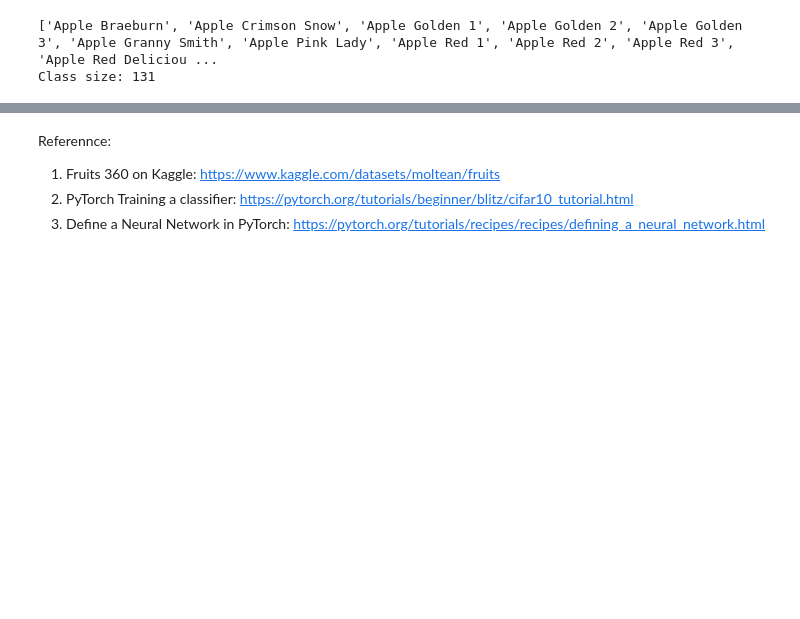
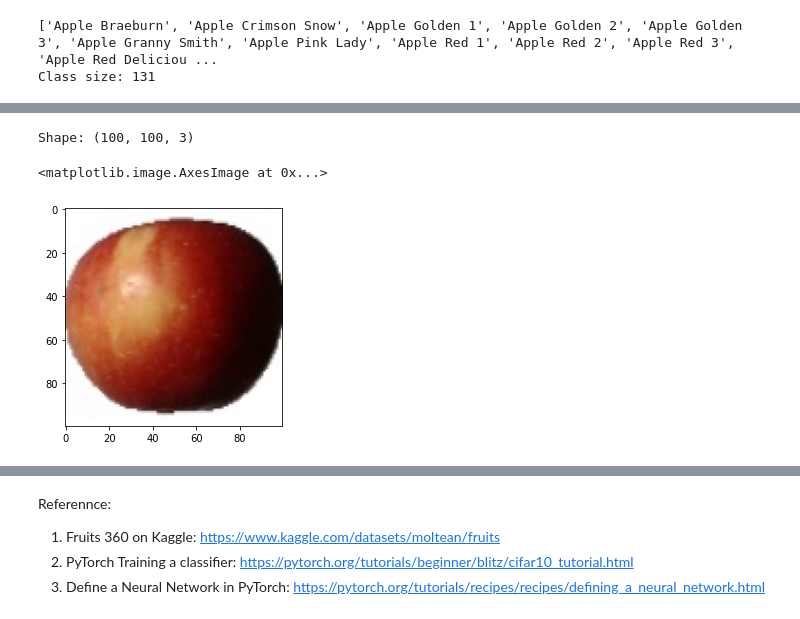
Before and after one commit to JODGEW/Fruit-Classification, a Jupyter notebook: classification.ipynb, the cells around one changed output, grey strips where cells are left out. Cells and saved outputs as stored; diff of their text form; code cells hidden in the pictures; blank space fills up the shorter version.

```diff
--- a/classification.ipynb
+++ b/classification.ipynb
@@ -84,0 +99,11 @@ out-size: torch.Size([3, 1634, 818])
+# %%
+example_train_path = '../archive/fruits-360_dataset/fruits-360/Training/'
+path = '../archive/fruits-360_dataset/fruits-360'
+img = cv2.imread(example_train_path + "Apple Braeburn/0_100.jpg")
+img = cv2.cvtColor(img, cv2.COLOR_BGR2RGB)
+print("Shape:", img.shape)
+plt.imshow(img)
+# %% [output]
+Shape: (100, 100, 3)
+<matplotlib.image.AxesImage at 0x...>
+[figure, added]
```
Also changed, not shown: parts of 35 cells of this notebook, 2 other files.
